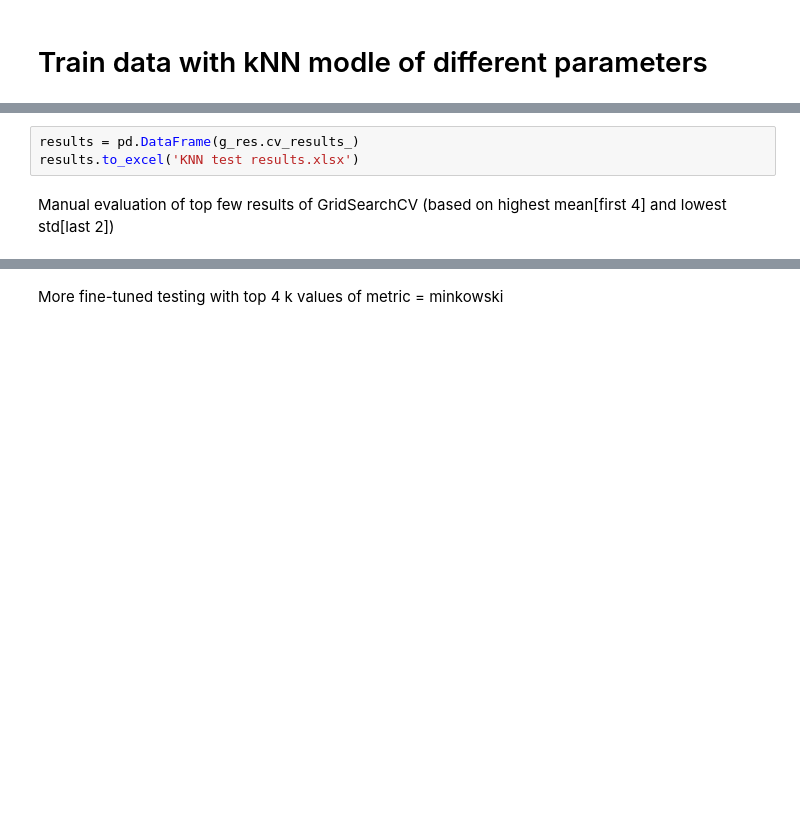
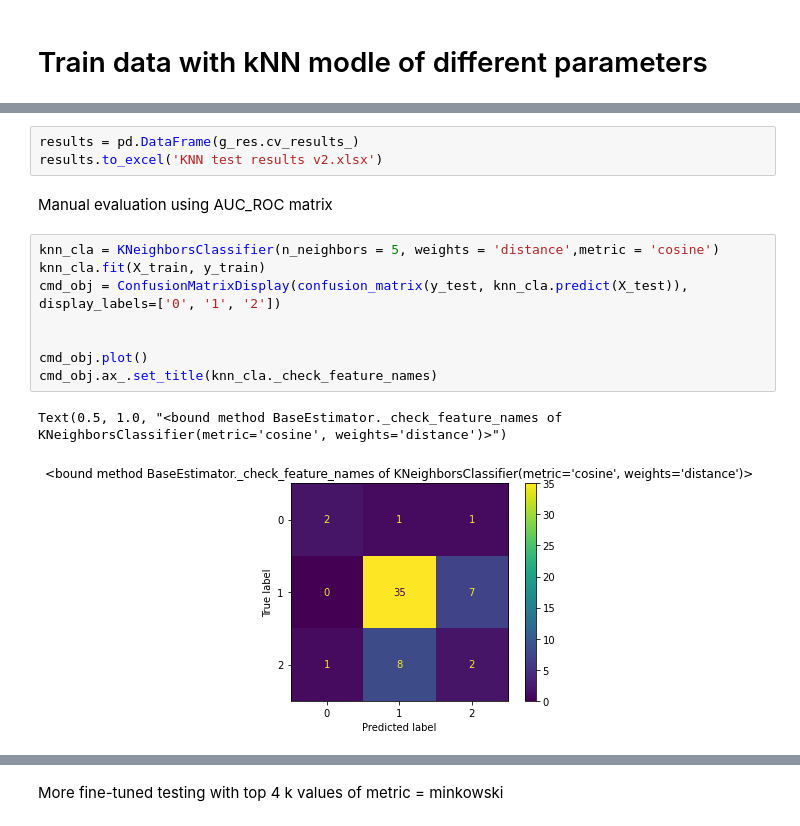
Before and after one commit to SongZijin/CS3244-Project-1, a Jupyter notebook: kNN.ipynb, the cells around one changed output, grey strips where cells are left out. Drawn from its saved outputs; the diff is of its cells as text; blank space fills up the shorter version.

```diff
--- a/kNN.ipynb
+++ b/kNN.ipynb
@@ -84,7 +88,18 @@ Traceback (most recent call last):
   warnings.warn(
 # %%
 results = pd.DataFrame(g_res.cv_results_)
-results.to_excel('KNN test results.xlsx')
+results.to_excel('KNN test results v2.xlsx')
-# %% [markdown]
-Manual evaluation of top few results of GridSearchCV (based on highest mean[first 4] and lowest std[last 2])
+# %% [markdown]
+Manual evaluation using AUC_ROC matrix
+# %%
+knn_cla = KNeighborsClassifier(n_neighbors = 5, weights = 'distance',metric = 'cosine')
+knn_cla.fit(X_train, y_train)
+cmd_obj = ConfusionMatrixDisplay(confusion_matrix(y_test, knn_cla.predict(X_test)), display_labels=['0', '1', '2'])
+
+
+cmd_obj.plot()
+cmd_obj.ax_.set_title(knn_cla._check_feature_names)
+# %% [output]
+Text(0.5, 1.0, "<bound method BaseEstimator._check_feature_names of KNeighborsClassifier(metric='cosine', weights='distance')>")
+[figure, added]
 # %%
```
Also changed, not shown: parts of 6 cells of this notebook, 3 other files.
